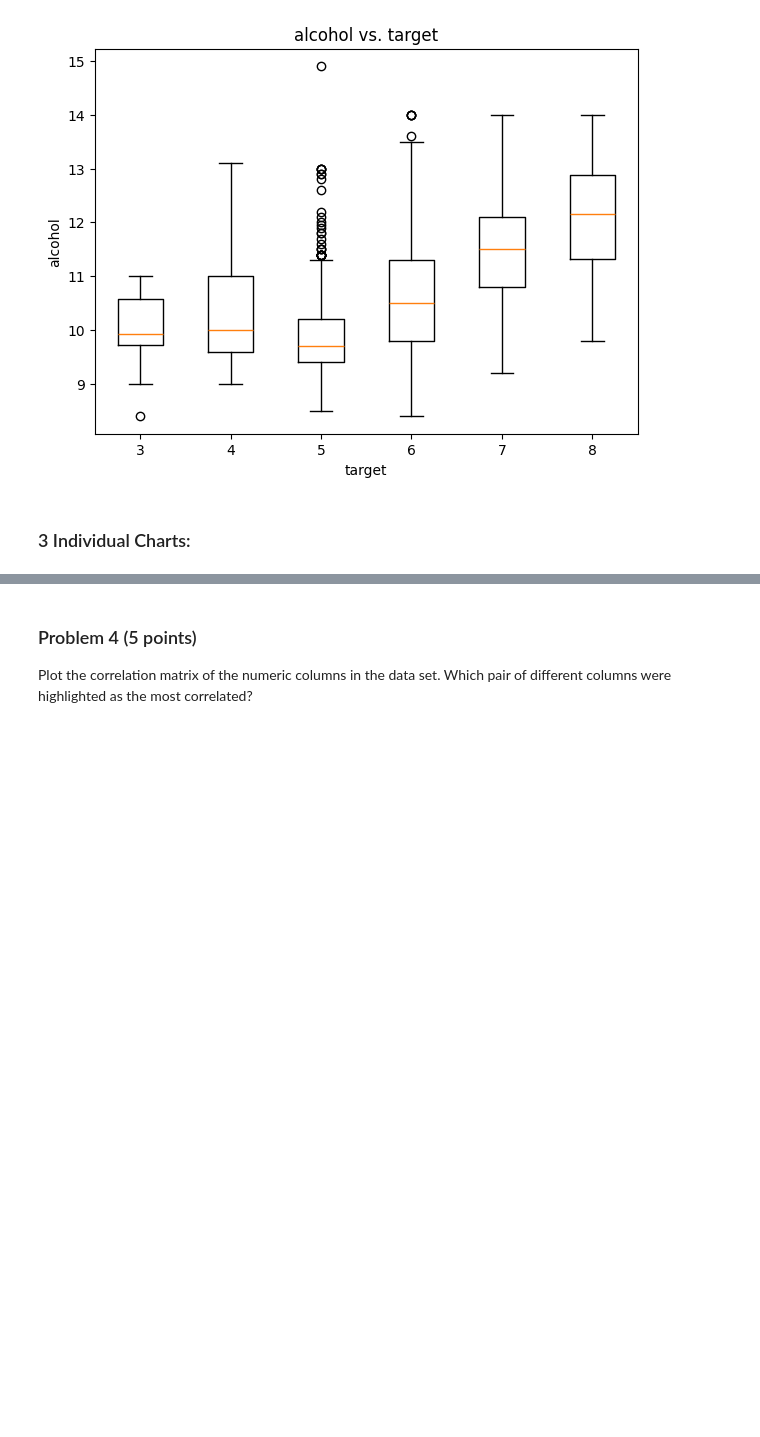
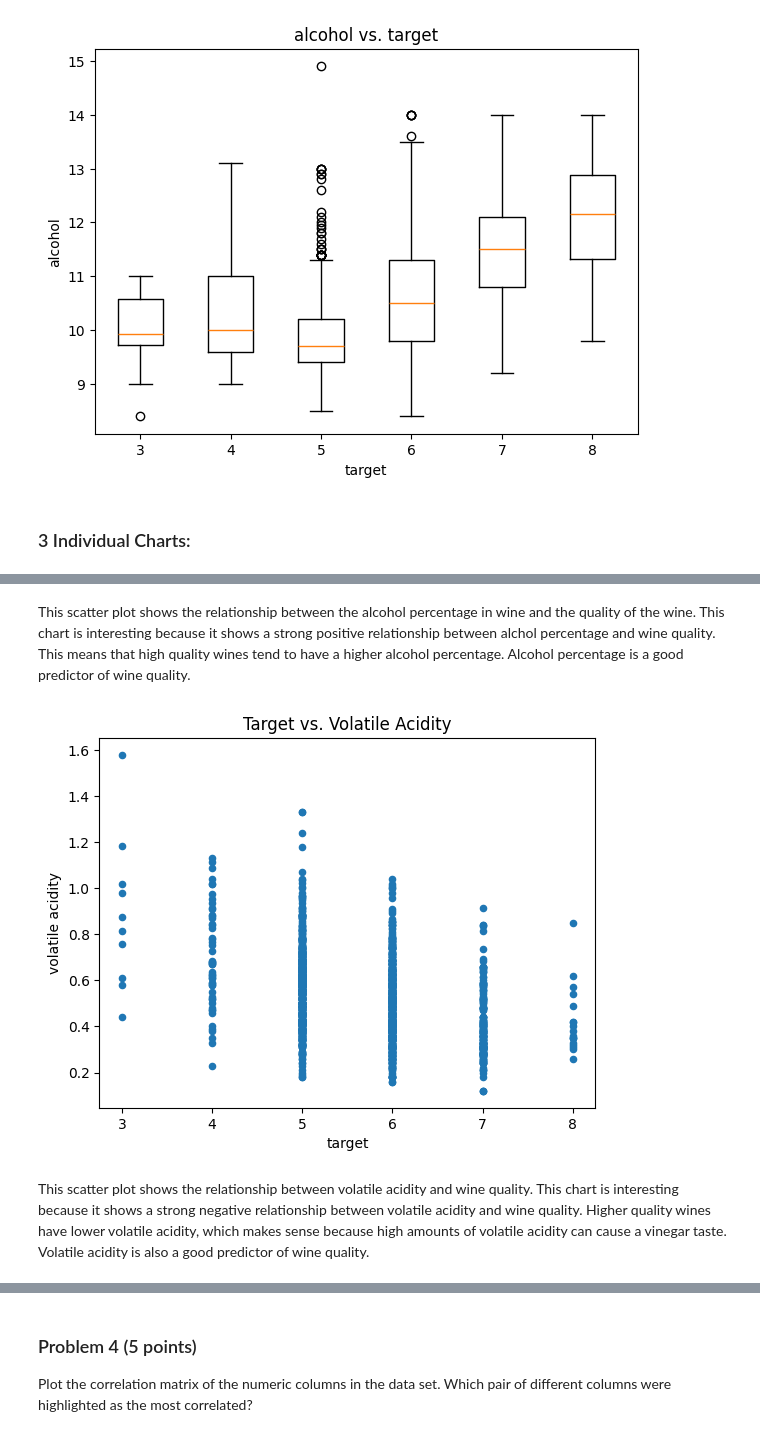
Before and after one commit to egarr831/dx602-final-project, a Jupyter notebook: project.ipynb, the cells around one changed output, grey strips where cells are left out. Cells and saved outputs as stored; diff of their text form; code cells hidden in the pictures; blank space fills up the shorter version.

```diff
--- a/project.ipynb
+++ b/project.ipynb
@@ -254,0 +263,12 @@ for c in wine_cleaned.columns:
+# %% [markdown]
+This scatter plot shows the relationship between the alcohol percentage in wine and the quality of the wine. This chart is interesting because it shows a strong positive relationship between alchol percentage and wine quality. This means that high quality wines tend to have a higher alcohol percentage. Alcohol percentage is a good predictor of wine quality.
+# %%
+wine_cleaned.plot.scatter("target", "volatile acidity")
+plt.xlabel("target")
+plt.ylabel("volatile acidity")
+plt.title(f"Target vs. Volatile Acidity")
+plt.show()
+# %% [output]
+[figure, added]
+# %% [markdown]
+This scatter plot shows the relationship between volatile acidity and wine quality. This chart is interesting because it shows a strong negative relationship between volatile acidity and wine quality. Higher quality wines have lower volatile acidity, which makes sense because high amounts of volatile acidity can cause a vinegar taste. Volatile acidity is also a good predictor of wine quality.
```
Also changed, not shown: parts of 6 cells of this notebook.
